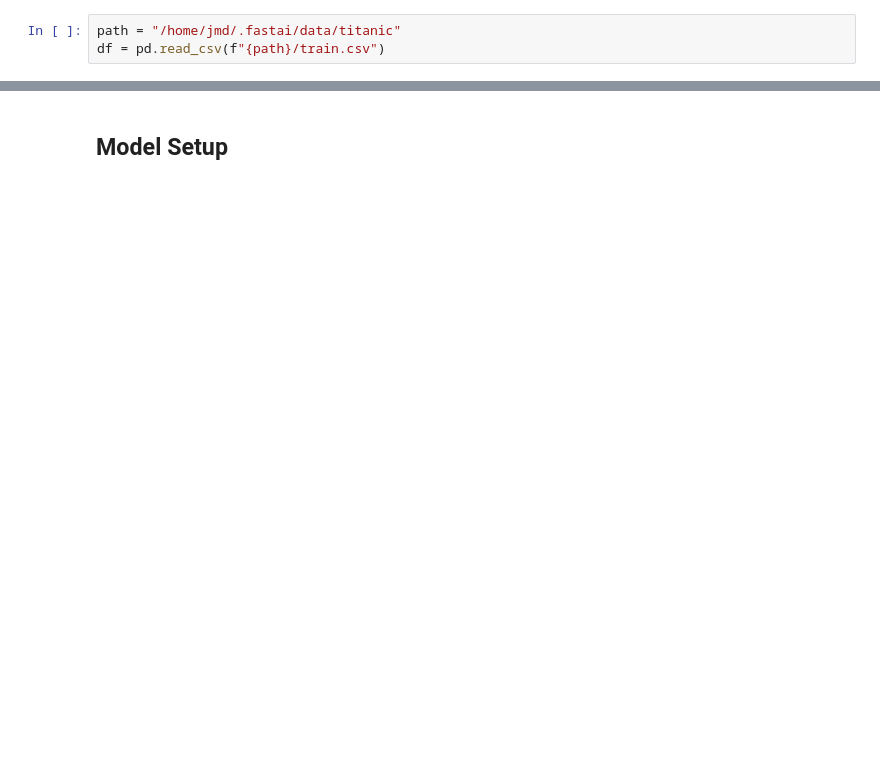
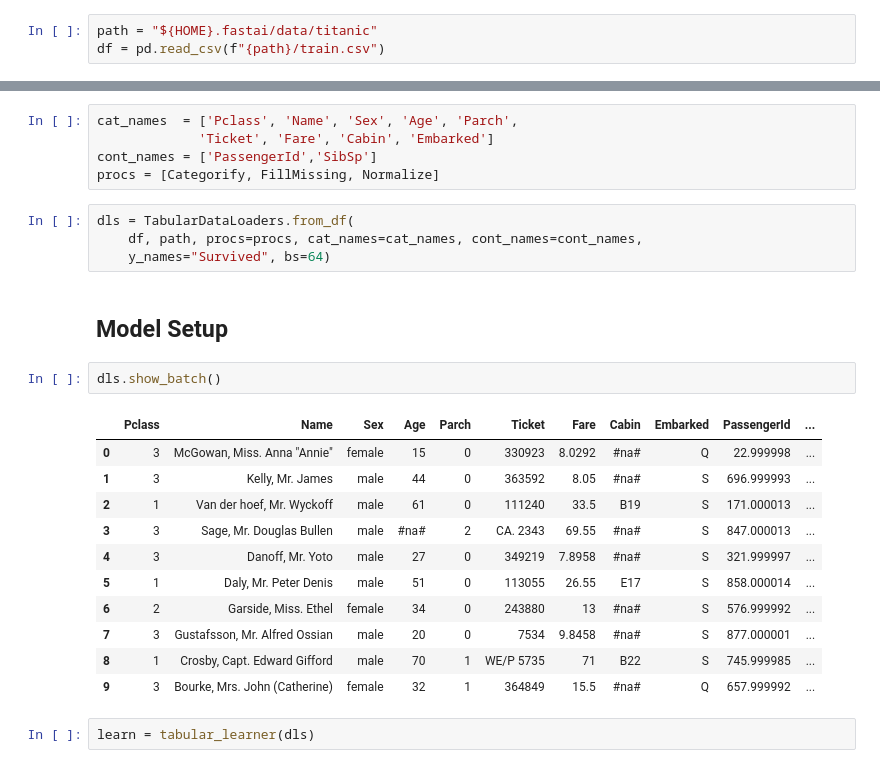
Before and after one commit to jmdaemon/kaggle-playground, a Jupyter notebook: titanic/titanic.ipynb, the cells around one changed output, grey strips where cells are left out. Drawn from its saved outputs; the diff is of its cells as text; blank space fills up the shorter version.

Commit message:
Create titanic jupyter notebook

```diff
--- a/titanic/titanic.ipynb
+++ b/titanic/titanic.ipynb
@@ -10,3 +11,3 @@ from fastai.
 # %%
-path = "/home/jmd/.fastai/data/titanic"
+path = "${HOME}.fastai/data/titanic"
 df = pd.read_csv(f"{path}/train.csv")
@@ -75,2 +74,27 @@ NameError: name 'DataBlock' is not defined
+# %%
+cat_names  = ['Pclass', 'Name', 'Sex', 'Age', 'Parch',
+             'Ticket', 'Fare', 'Cabin', 'Embarked']
+cont_names = ['PassengerId','SibSp']
+procs = [Categorify, FillMissing, Normalize]
+# %%
+dls = TabularDataLoaders.from_df(
+    df, path, procs=procs, cat_names=cat_names, cont_names=cont_names,
+    y_names="Survived", bs=64)
 # %% [markdown]
 ## Model Setup
+# %%
+dls.show_batch()
+# %% [output]
+|  | Pclass | Name | Sex | Age | Parch | Ticket | Fare | Cabin | Embarked | PassengerId | ... |
+| 0 | 3 | McGowan, Miss. Anna "Annie" | female | 15 | 0 | 330923 | 8.0292 | #na# | Q | 22.999998 | ... |
+| 1 | 3 | Kelly, Mr. James | male | 44 | 0 | 363592 | 8.05 | #na# | S | 696.999993 | ... |
+| 2 | 1 | Van der hoef, Mr. Wyckoff | male | 61 | 0 | 111240 | 33.5 | B19 | S | 171.000013 | ... |
+| 3 | 3 | Sage, Mr. Douglas Bullen | male | #na# | 2 | CA. 2343 | 69.55 | #na# | S | 847.000013 | ... |
+| 4 | 3 | Danoff, Mr. Yoto | male | 27 | 0 | 349219 | 7.8958 | #na# | S | 321.999997 | ... |
+| 5 | 1 | Daly, Mr. Peter Denis | male | 51 | 0 | 113055 | 26.55 | E17 | S | 858.000014 | ... |
+| 6 | 2 | Garside, Miss. Ethel | female | 34 | 0 | 243880 | 13 | #na# | S | 576.999992 | ... |
+| 7 | 3 | Gustafsson, Mr. Alfred Ossian | male | 20 | 0 | 7534 | 9.8458 | #na# | S | 877.000001 | ... |
+| 8 | 1 | Crosby, Capt. Edward Gifford | male | 70 | 1 | WE/P 5735 | 71 | B22 | S | 745.999985 | ... |
+| 9 | 3 | Bourke, Mrs. John (Catherine) | female | 32 | 1 | 364849 | 15.5 | #na# | Q | 657.999992 | ... |
+# %%
+learn = tabular_learner(dls)
```
Also changed, not shown: parts of 5 cells of this notebook.
